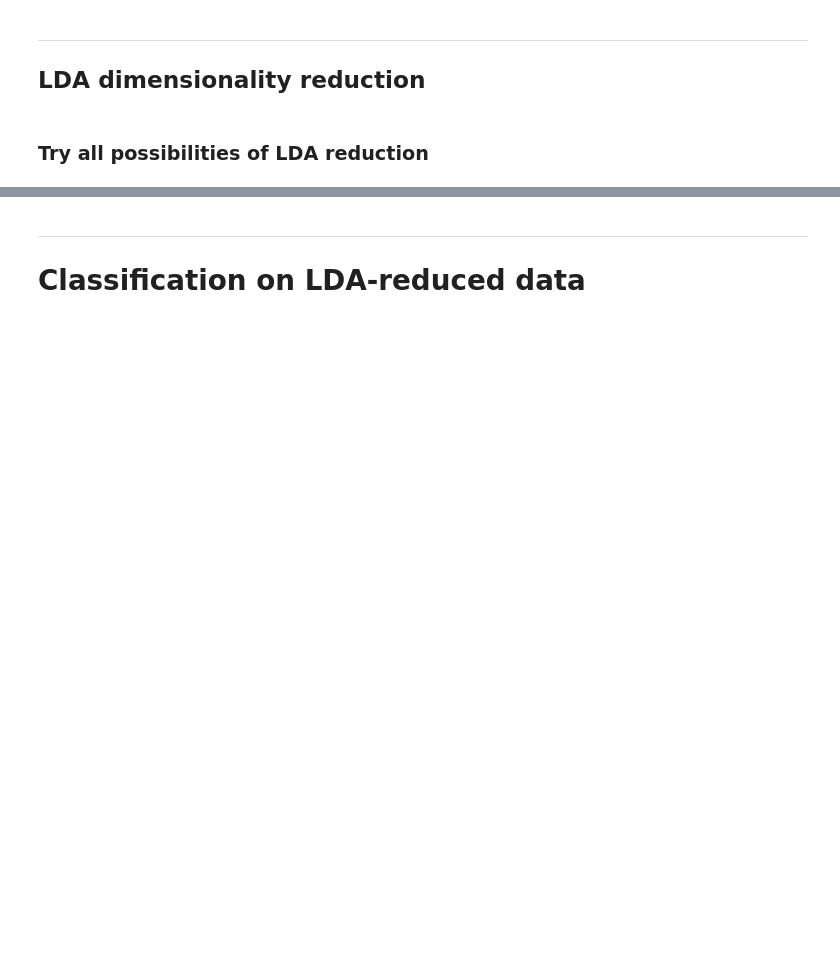
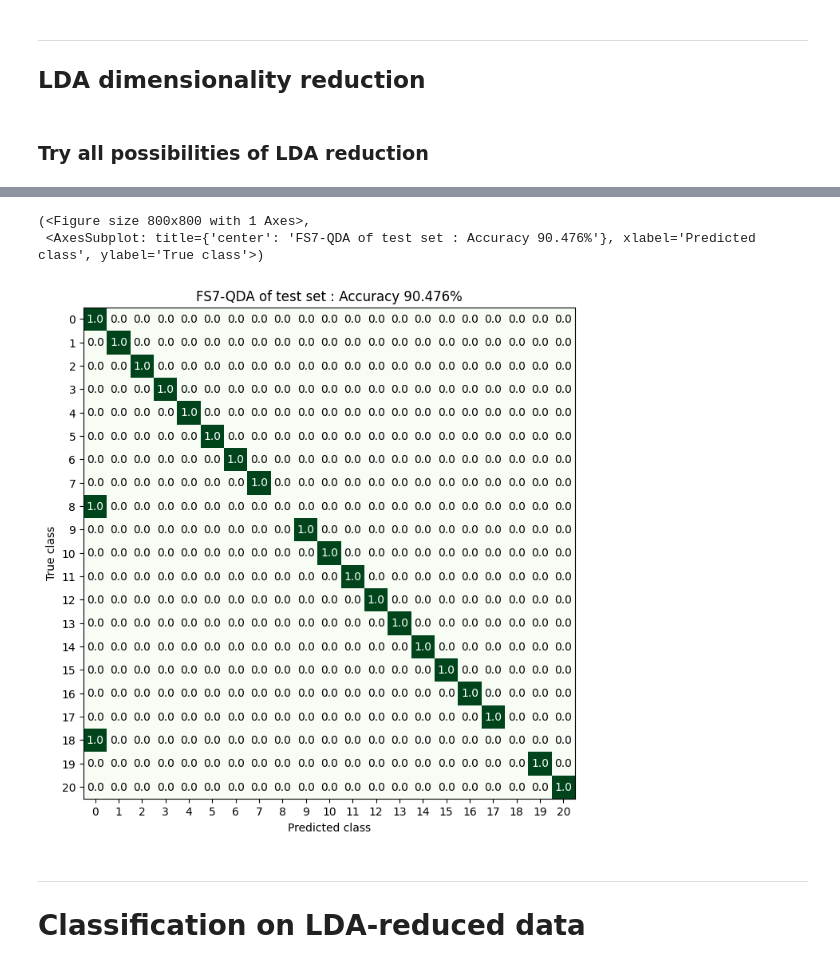
Before and after one commit to peterkrull/p7-ml-refrigeration-fault-detection, a Jupyter notebook: Python/classification_megascript.ipynb, the cells around one changed output, grey strips where cells are left out. Drawn from its saved outputs; the diff is of its cells as text; code cells hidden in the pictures; blank space fills up the shorter version.

```diff
--- a/Python/classification_megascript.ipynb
+++ b/Python/classification_megascript.ipynb
@@ -224,3 +188,18 @@ Preserving 99.69% of variance
+# %%
+# Make predictions for the training set
+y_hat_tst = clf.predict(tst_drop.X)
+
+#plot the confusion matrix
+conf_matrix_tst = cf(tst_drop.y,y_hat_tst)
+confusion_matrix(
+    conf_matrix_tst,
+    figsize = (8,8),
+    title = f'{str_feature}{str_classifier} of test set',
+    save_fig_name = f'{str_feature}{str_classifier}-test.pdf')
+# %% [output]
+(<Figure size 800x800 with 1 Axes>,
+ <AxesSubplot: title={'center': 'FS7-QDA of test set : Accuracy 90.476%'}, xlabel='Predicted class', ylabel='True class'>)
+[figure, added]
 # %% [markdown]
 ----
 # Classification on LDA-reduced data
```
Also changed, not shown: parts of 33 cells of this notebook, 1 other file.
